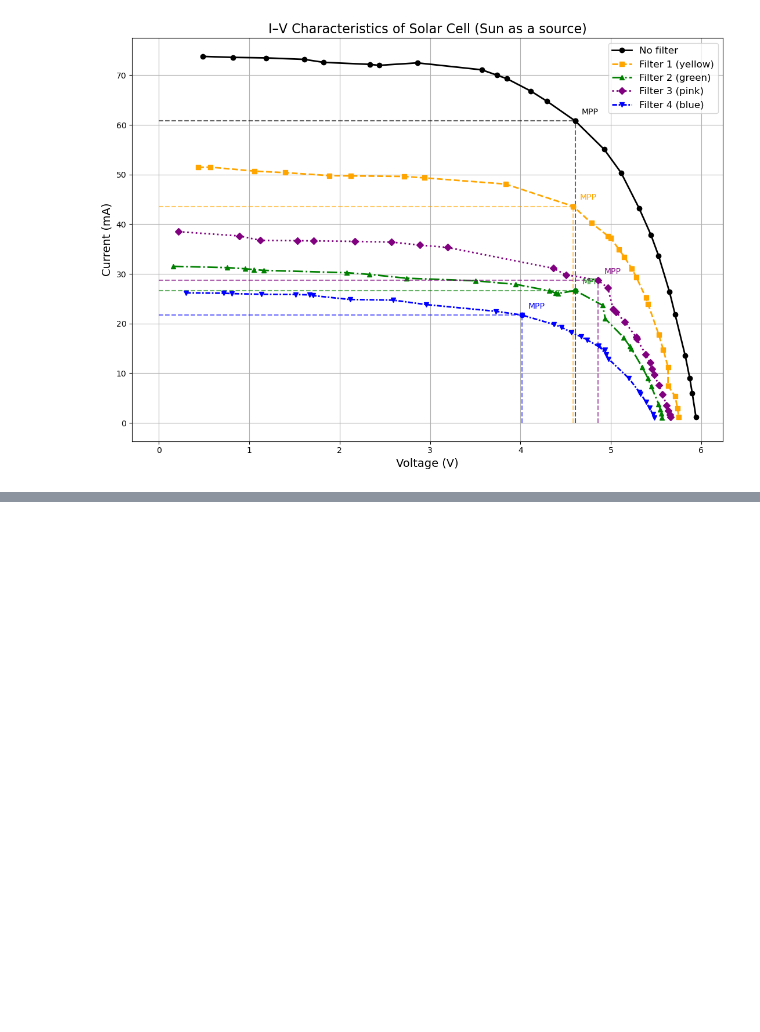
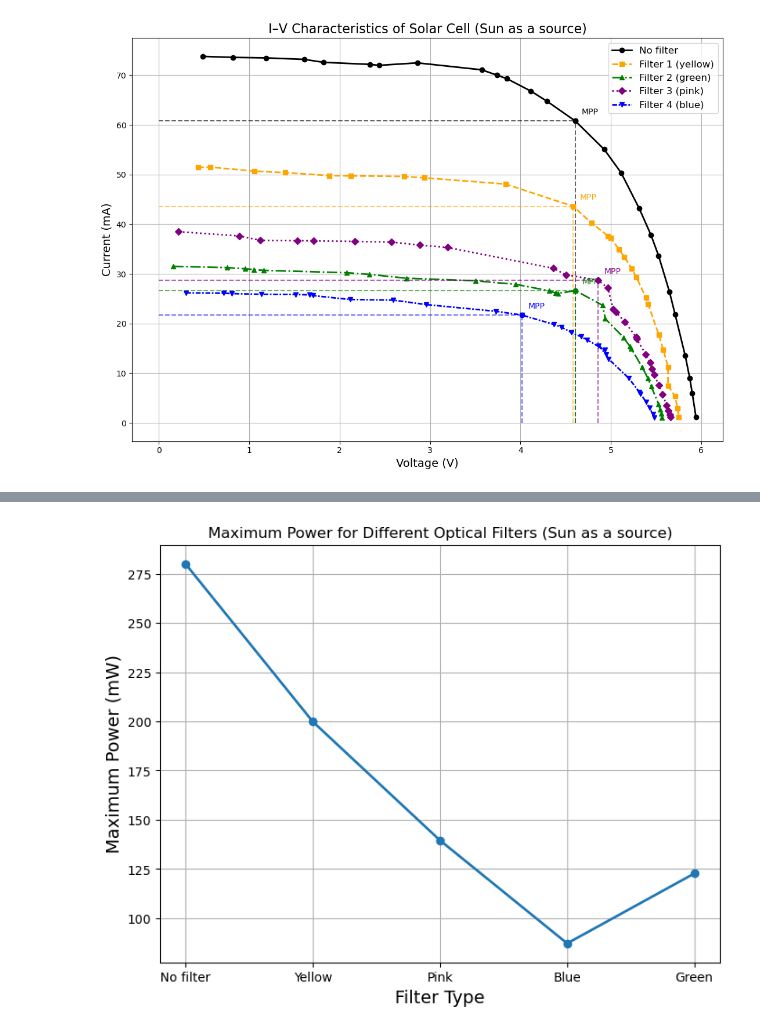
Before and after one commit to crimsonpane23/P347-Solid-State-Physics-Lab, a Jupyter notebook: 7. I-V Characteristics of a Solar cell/analysis.ipynb, the cells around one changed output, grey strips where cells are left out. Cells and saved outputs as stored; diff of their text form; code cells hidden in the pictures; blank space fills up the shorter version.

```diff
--- a/7. I-V Characteristics of a Solar cell/analysis.ipynb
+++ b/7. I-V Characteristics of a Solar cell/analysis.ipynb
@@ -190,0 +207,10 @@ plt.show()
+# %%
+plt.figure(figsize=(8,6))
+plt.plot(filters, Pmax_sun, marker='o', linewidth=2)
+plt.xlabel("Filter Type", fontsize=14)
+plt.ylabel("Maximum Power (mW)", fontsize=14)
+plt.title("Maximum Power for Different Optical Filters (Sun as a source)")
+plt.grid()
+plt.show()
+# %% [output]
+[figure, added]
```
Also changed, not shown: parts of 2 cells of this notebook, 3 other files.
